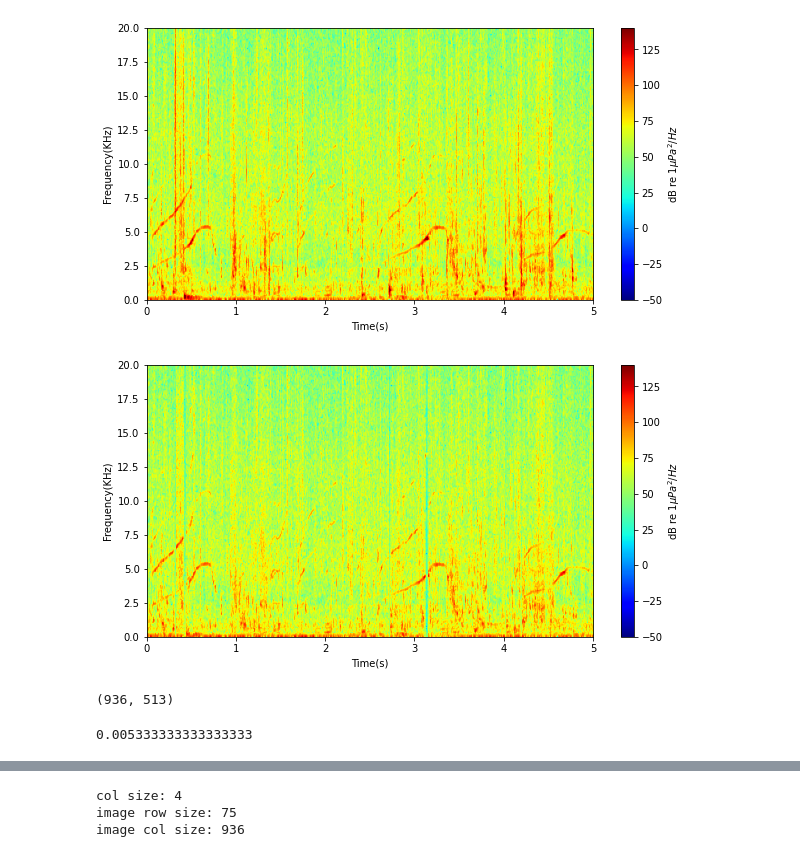
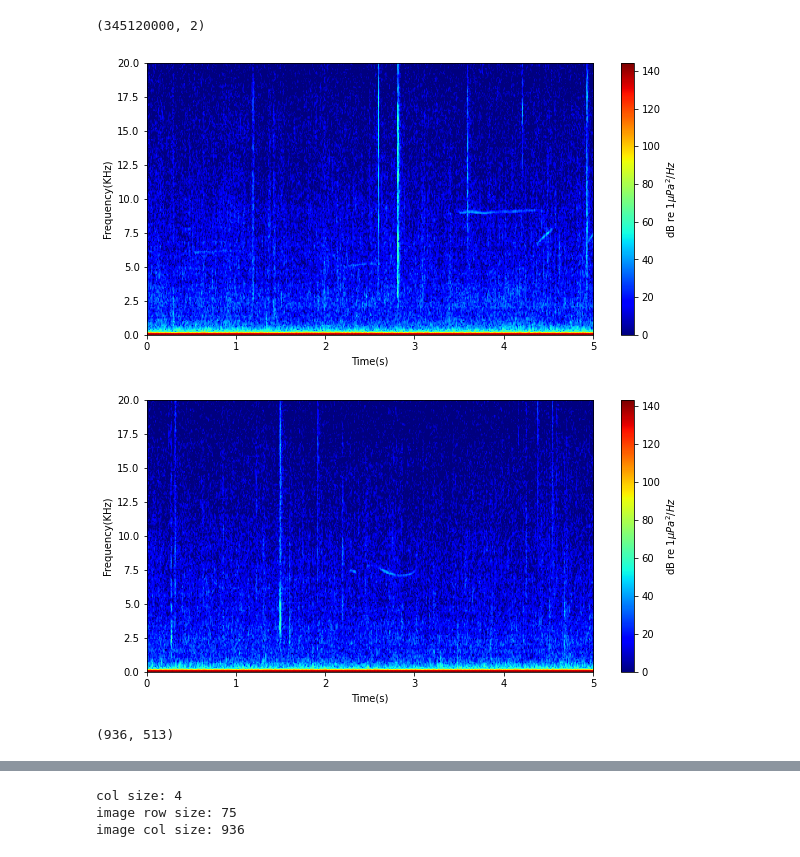
Before and after one commit to udooer/new_python_work, a Jupyter notebook: PAM/00_total_algorithm_version2.ipynb, the cells around one changed output, grey strips where cells are left out. Saved outputs shown, nothing was run; the diff lists cells and outputs as text; code cells hidden in the pictures.

```diff
--- a/PAM/00_total_algorithm_version2.ipynb
+++ b/PAM/00_total_algorithm_version2.ipynb
@@ -8,13 +8,15 @@ import math
 
 import cv2
 # %%
-data, fs = sf.read("dolphinsound.wav")
+data, fs = sf.read("20200831_040000.wav")
 ch1 = data[:,0]
+# %%
+data.shape
+# %% [output]
+(345120000, 2)
 # %%
-start_time = (6*60+5)
-end_time = (6*60+10)
-
-fs = 96000
+start_time = (152)
+end_time = (157)
 
 ## stft parameters
 fft_number = 1024
@@ -42,7 +44,7 @@ while(end_index<len(sample_time_series)):
 PSD = np.array(PSD)
 
 fig, ax = plt.subplots(figsize=(10,5))
-im = ax.imshow(PSD.T, cmap='jet',  vmin=-50, vmax=140, origin='lower', aspect='auto',
+im = ax.imshow(PSD.T, cmap='jet',  vmin=0, origin='lower', aspect='auto',
                interpolation='hanning', extent=(0, 5, 0, fs//2/1000))
 ax.set_ylim([0,20])
 ax.set_xlabel("Time(s)")
@@ -51,7 +53,7 @@ c_bar = fig.colorbar(im)
 c_bar.set_label("dB re 1" + r'$\mu Pa^{2}/Hz$')
 plt.show()
 # %% [output]
-[figure, old version]
+[figure, new version]
 # %%
 #################################################
 # first step, click removal through time series #
@@ -79,35 +81,35 @@ def removeClick(x):
 # 2. window_type
 # 3. overlap ratio
 
 sample_time_series = ch1[fs*start_time:fs*end_time]
 PSD_clickRemoval = []
 
 hop_size = math.ceil(fft_number*(1-overlab))
 
 window = scipy.signal.get_window(window_type, fft_number, fftbins=True)
 
 end_index = fft_number
 half_size = math.ceil((fft_number+1)/2)
 while(end_index<=len(sample_time_series)):
     weighted_data = removeClick(sample_time_series[end_index-fft_number:end_index])
     windowed_data = window*weighted_data
     z = fft(windowed_data)[:half_size]/fft_number*2
     psd = 20*np.log10(abs(z)**2) + sensitivity
     PSD_clickRemoval.append(psd)
     end_index += hop_size
 PSD_clickRemoval = np.array(PSD_clickRemoval)
 
 fig, ax = plt.subplots(figsize=(10,5))
-im = ax.imshow(PSD_clickRemoval.T, cmap='jet',  vmin=-50, vmax=140, origin='lower', aspect='auto',
+im = ax.imshow(PSD_clickRemoval.T, cmap='jet',  vmin=0, origin='lower', aspect='auto',
                interpolation='hanning', extent=(0, 5, 0, fs//2/1000))
 ax.set_ylim([0,20])
 ax.set_xlabel("Time(s)")
 ax.set_ylabel("Frequency(KHz)")
 c_bar = fig.colorbar(im)
 c_bar.set_label("dB re 1" + r'$\mu Pa^{2}/Hz$')
 plt.show()
 # %% [output]
-[figure, old version]
+[figure, new version]
 # %%
 #############################
 # Third step, image bluring #
@@ -119,10 +121,6 @@ median_blur = cv2.medianBlur(PSD_clickRemoval.astype(np.float32),3)
 median_blur.shape
 # %% [output]
 (936, 513)
-# %%
-dt
-# %% [output]
-0.005333333333333333
 # %%
 ##################################################
 # fourth step, band passing & narrow band filter #
```
Also changed, not shown: parts of 8 cells of this notebook, 5 other files.
